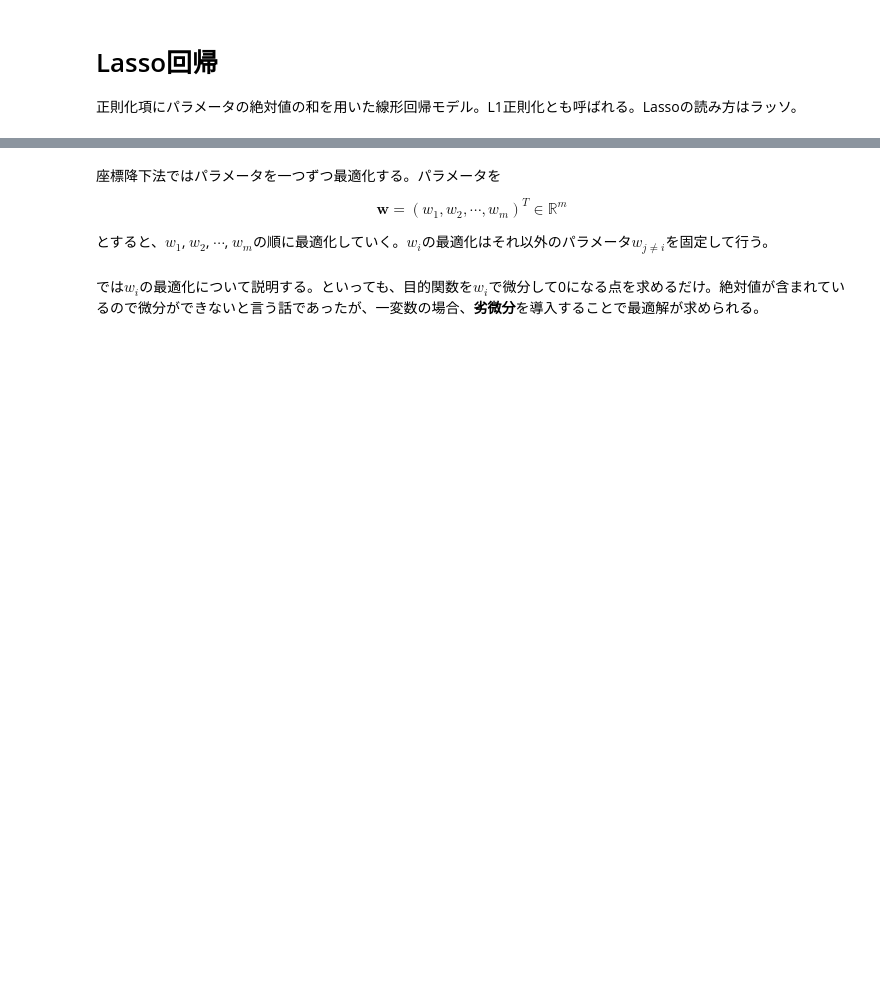
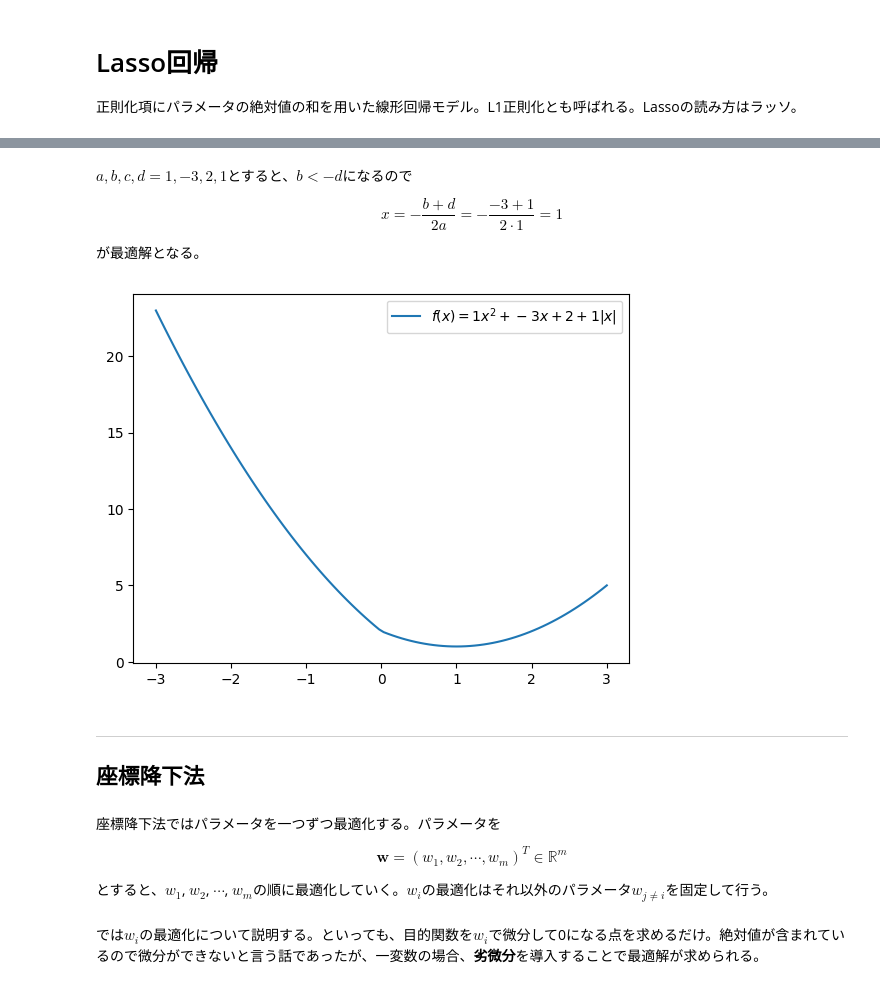
Before and after one commit to misya11p/machine-learning, a Jupyter notebook: lasso.ipynb, the cells around one changed output, grey strips where cells are left out. Saved outputs shown, nothing was run; the diff lists cells and outputs as text; code cells hidden in the pictures; blank space fills up the shorter version.

```diff
--- a/lasso.ipynb
+++ b/lasso.ipynb
@@ -23 +169,22 @@ $$
+# %% [markdown]
+$a, b, c, d = 1, -3, 2, 1$とすると、$b<-d$になるので
+
+$$
+x = -\frac{b+d}{2a}=-\frac{-3+1}{2\cdot1} = 1
+$$
+
+が最適解となる。
+# %%
+x = np.linspace(-3, 3, 100)
+a, b, c, d = 1, -3, 2, 1
+y = a * x ** 2 + b * x + c + d * np.abs(x)
+plt.plot(x, y, label=f"$f(x)={a}x^2+{b}x+{c}+{d}|x|$")
+plt.legend();
+# %% [output]
+[figure, added]
+# %% [markdown]
+
+---
+
+## 座標降下法
 # %% [markdown]
```
Also changed, not shown: parts of 25 cells of this notebook.
